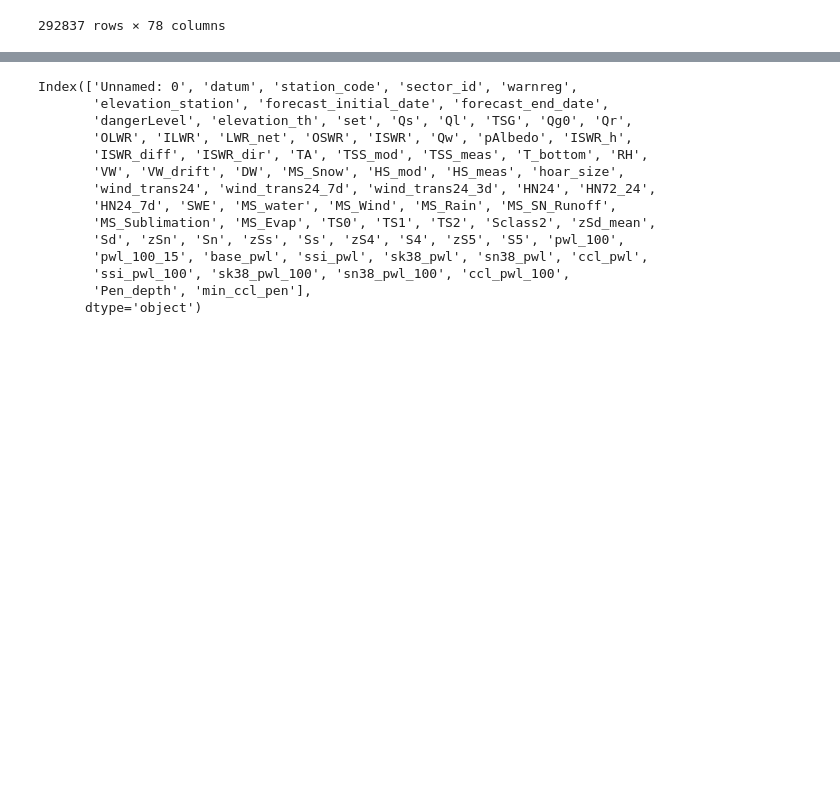
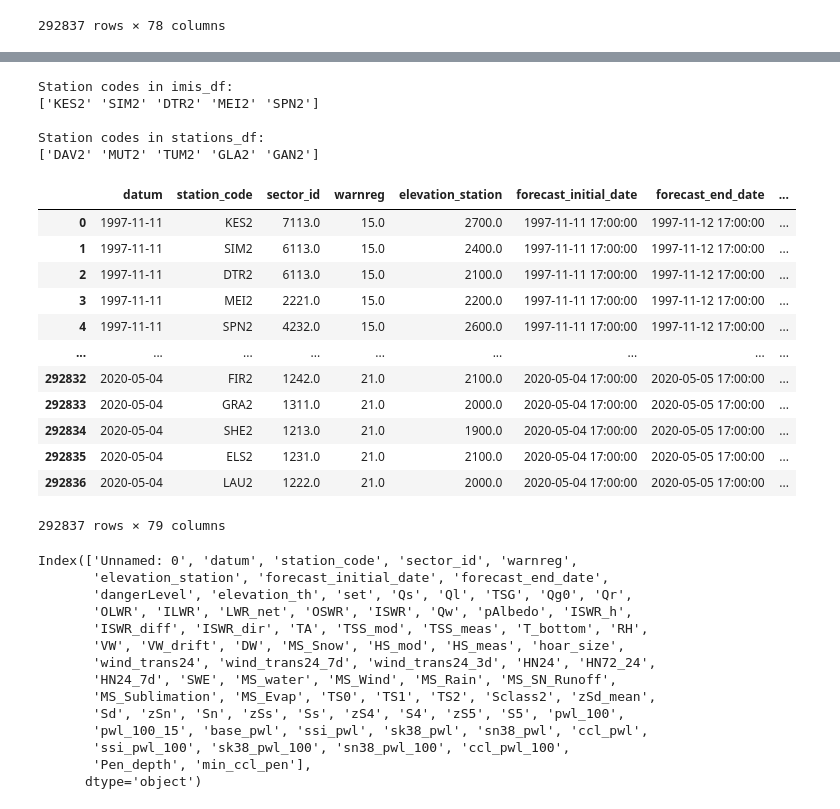
Before and after one commit to FPfenniger/AvalancheRiskProject, a Jupyter notebook: 1_Preprocessing.ipynb, the cells around one changed output, grey strips where cells are left out. Cells and saved outputs as stored; diff of their text form; code cells hidden in the pictures; blank space fills up the shorter version.

```diff
--- a/1_Preprocessing.ipynb
+++ b/1_Preprocessing.ipynb
@@ -41,3 +150,31 @@ imis_df.drop(columns=['Unnamed: 0'], inplace=True)
+# %%
+# Debug: Check the actual station codes
+print("Station codes in imis_df:")
+print(imis_df['station_code'].unique()[:5])
+print("\nStation codes in stations_df:")
+print(stations_df['station_code'].unique()[:5])
+# %% [output]
+Station codes in imis_df:
+['KES2' 'SIM2' 'DTR2' 'MEI2' 'SPN2']
+
+Station codes in stations_df:
+['DAV2' 'MUT2' 'TUM2' 'GLA2' 'GAN2']
+# %%
+imis_df
+# %% [output]
+|  | datum | station_code | sector_id | warnreg | elevation_station | forecast_initial_date | forecast_end_date | ... |
+| 0 | 1997-11-11 | KES2 | 7113.0 | 15.0 | 2700.0 | 1997-11-11 17:00:00 | 1997-11-12 17:00:00 | ... |
+| 1 | 1997-11-11 | SIM2 | 6113.0 | 15.0 | 2400.0 | 1997-11-11 17:00:00 | 1997-11-12 17:00:00 | ... |
+| 2 | 1997-11-11 | DTR2 | 6113.0 | 15.0 | 2100.0 | 1997-11-11 17:00:00 | 1997-11-12 17:00:00 | ... |
+| 3 | 1997-11-11 | MEI2 | 2221.0 | 15.0 | 2200.0 | 1997-11-11 17:00:00 | 1997-11-12 17:00:00 | ... |
+| 4 | 1997-11-11 | SPN2 | 4232.0 | 15.0 | 2600.0 | 1997-11-11 17:00:00 | 1997-11-12 17:00:00 | ... |
+| ... | ... | ... | ... | ... | ... | ... | ... | ... |
+| 292832 | 2020-05-04 | FIR2 | 1242.0 | 21.0 | 2100.0 | 2020-05-04 17:00:00 | 2020-05-05 17:00:00 | ... |
+| 292833 | 2020-05-04 | GRA2 | 1311.0 | 21.0 | 2000.0 | 2020-05-04 17:00:00 | 2020-05-05 17:00:00 | ... |
+| 292834 | 2020-05-04 | SHE2 | 1213.0 | 21.0 | 1900.0 | 2020-05-04 17:00:00 | 2020-05-05 17:00:00 | ... |
+| 292835 | 2020-05-04 | ELS2 | 1231.0 | 21.0 | 2100.0 | 2020-05-04 17:00:00 | 2020-05-05 17:00:00 | ... |
+| 292836 | 2020-05-04 | LAU2 | 1222.0 | 21.0 | 2000.0 | 2020-05-04 17:00:00 | 2020-05-05 17:00:00 | ... |
+292837 rows × 79 columns
 # %%
 imis_df.columns
 # %% [output]
```
Also changed, not shown: parts of 7 cells of this notebook.
